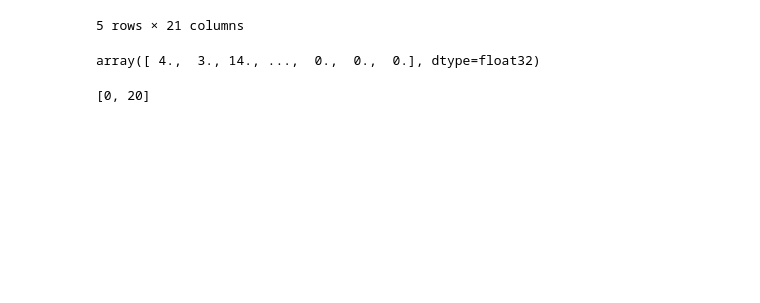
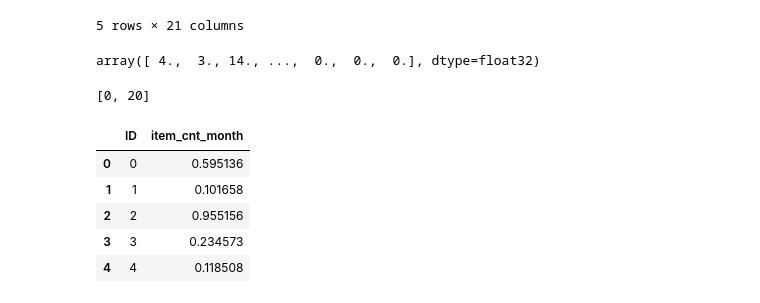
Before and after one commit to Abhishekmamidi123/Competitive_Data_Science, a Jupyter notebook: Week_5_Final_Project/Predict_Future_Sales.ipynb, the cells around one changed output. Drawn from its saved outputs; the diff is of its cells as text; code cells hidden in the pictures; blank space fills up the shorter version.

Commit message:
Final Project - Linear Regression

```diff
--- a/Week_5_Final_Project/Predict_Future_Sales.ipynb
+++ b/Week_5_Final_Project/Predict_Future_Sales.ipynb
@@ -205,3 +207,15 @@ target_range
 lr = LinearRegression()
 lr.fit(X_train.values, y_train)
 pred_lr = lr.predict(X_test.values).clip(*target_range)
+# %%
+submission = pd.DataFrame({'ID': sample_submission.ID, 'item_cnt_month': pred_lr})
+submission.to_csv('submission_linear_regression.csv', index=False)
+# %%
+submission.head()
+# %% [output]
+|  | ID | item_cnt_month |
+| 0 | 0 | 0.595136 |
+| 1 | 1 | 0.101658 |
+| 2 | 2 | 0.955156 |
+| 3 | 3 | 0.234573 |
+| 4 | 4 | 0.118508 |
```
Also changed, not shown: parts of 1 cell of this notebook, 2 other files.
